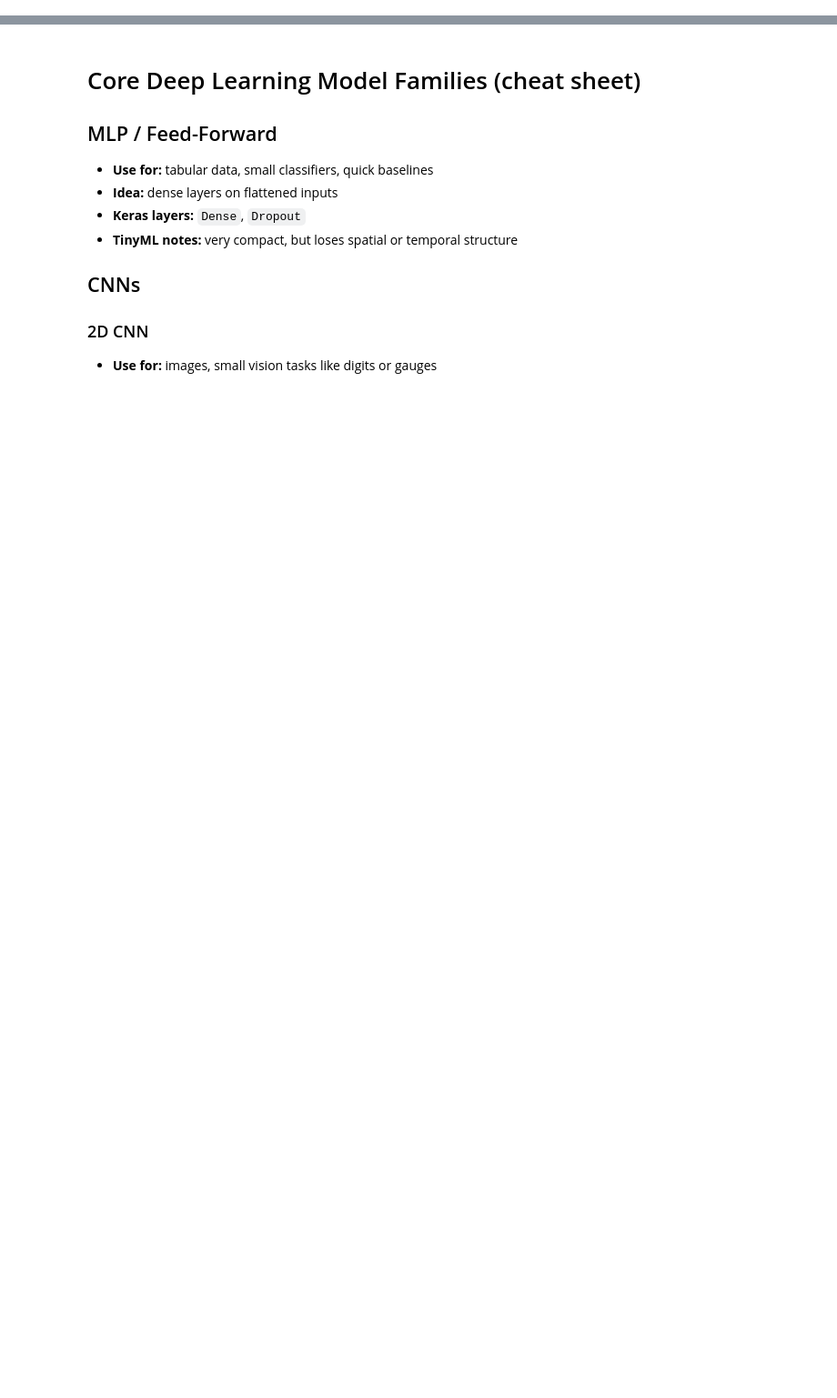
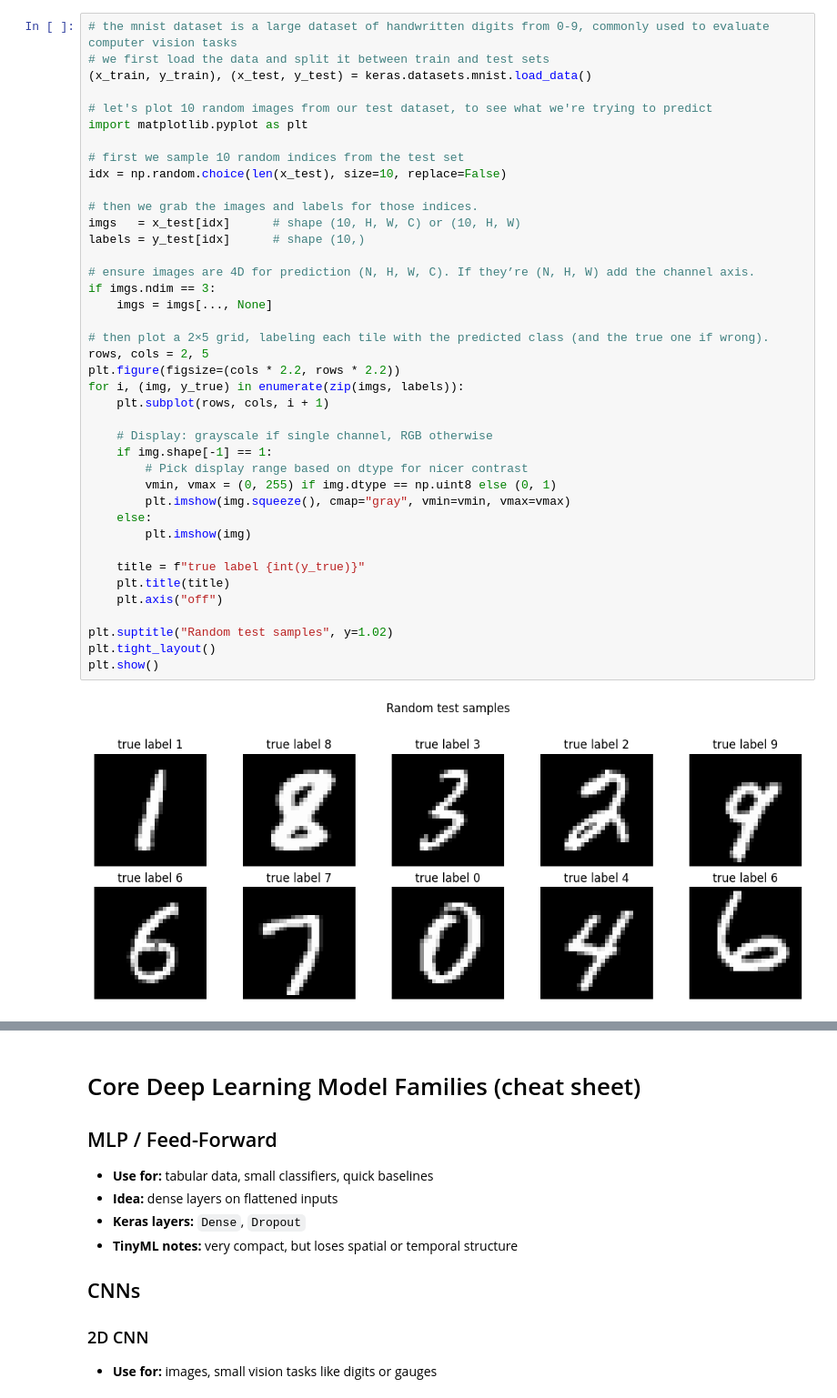
Before and after one commit to rishi-latchmepersad/tensorflow_tutorials, a Jupyter notebook: getting_started_with_keras.ipynb, the cells around one changed output, grey strips where cells are left out. Shown at 91% size. Drawn from its saved outputs; the diff is of its cells as text; blank space fills up the shorter version.

```diff
--- a/getting_started_with_keras.ipynb
+++ b/getting_started_with_keras.ipynb
@@ -15 +33,43 @@ from keras import ops
+# %%
+# the mnist dataset is a large dataset of handwritten digits from 0-9, commonly used to evaluate computer vision tasks
+# we first load the data and split it between train and test sets
+(x_train, y_train), (x_test, y_test) = keras.datasets.mnist.load_data()
+
+# let's plot 10 random images from our test dataset, to see what we're trying to predict
+import matplotlib.pyplot as plt
+
+# first we sample 10 random indices from the test set
+idx = np.random.choice(len(x_test), size=10, replace=False)
+
+# then we grab the images and labels for those indices.
+imgs   = x_test[idx]      # shape (10, H, W, C) or (10, H, W)
+labels = y_test[idx]      # shape (10,)
+
+# ensure images are 4D for prediction (N, H, W, C). If they’re (N, H, W) add the channel axis.
+if imgs.ndim == 3:
+    imgs = imgs[..., None]
+
+# then plot a 2×5 grid, labeling each tile with the predicted class (and the true one if wrong).
+rows, cols = 2, 5
+plt.figure(figsize=(cols * 2.2, rows * 2.2))
+for i, (img, y_true) in enumerate(zip(imgs, labels)):
+    plt.subplot(rows, cols, i + 1)
+
+    # Display: grayscale if single channel, RGB otherwise
+    if img.shape[-1] == 1:
+        # Pick display range based on dtype for nicer contrast
+        vmin, vmax = (0, 255) if img.dtype == np.uint8 else (0, 1)
+        plt.imshow(img.squeeze(), cmap="gray", vmin=vmin, vmax=vmax)
+    else:
+        plt.imshow(img)
+
+    title = f"true label {int(y_true)}"
+    plt.title(title)
+    plt.axis("off")
+
+plt.suptitle("Random test samples", y=1.02)
+plt.tight_layout()
+plt.show()
+# %% [output]
+[figure, added]
 # %%
```
Also changed, not shown: parts of 5 cells of this notebook.
